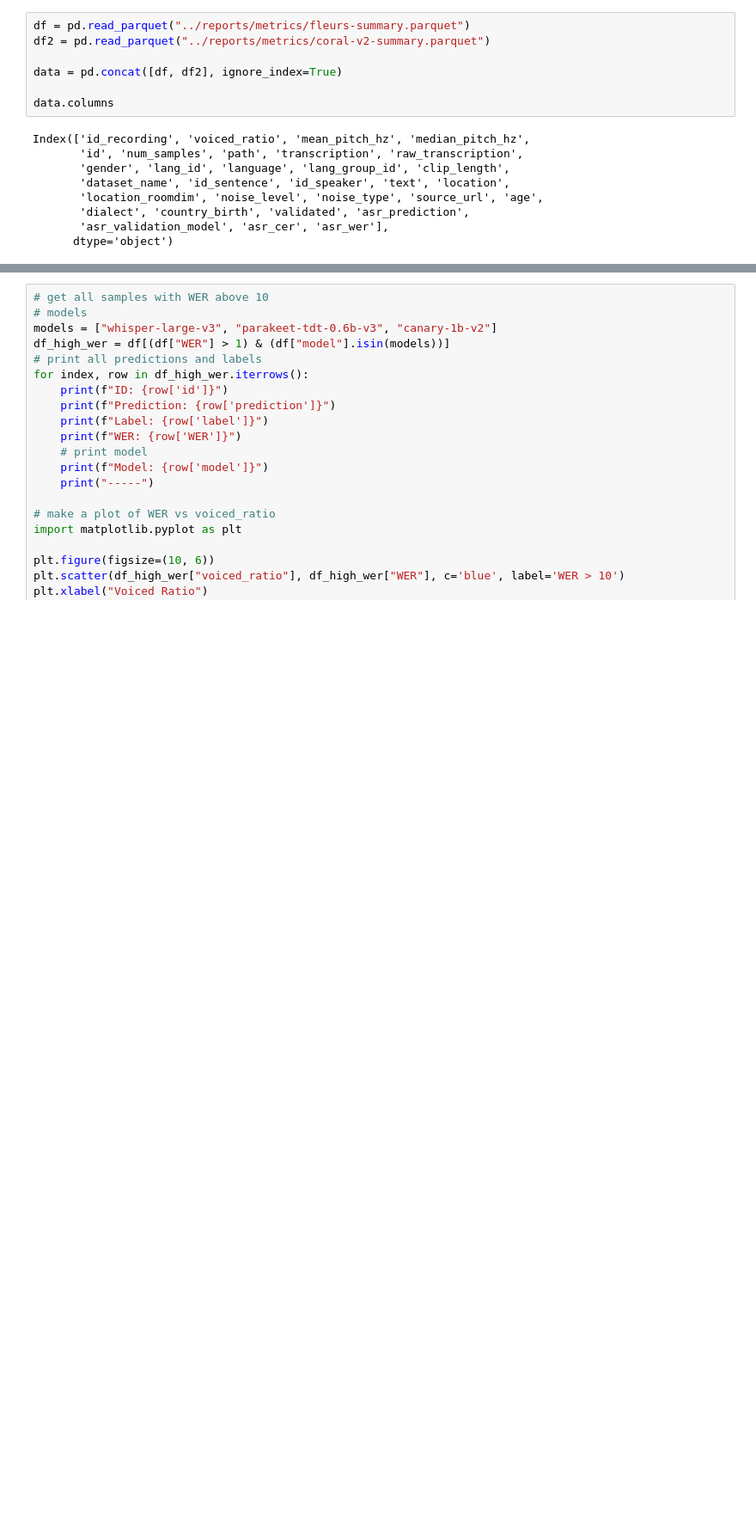
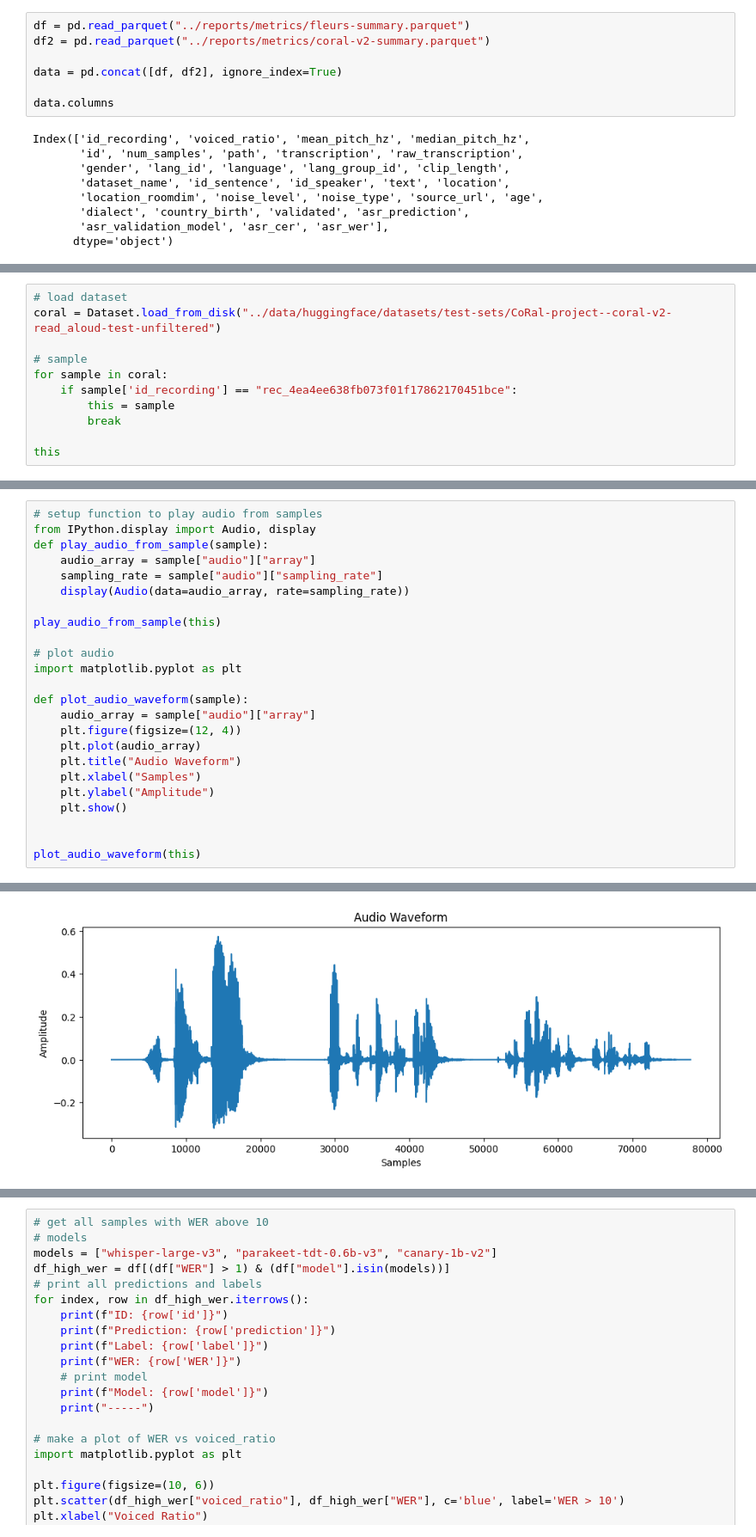
Before and after one commit to jhoffe/master_thesis, a Jupyter notebook: notebooks/evaluate_model.ipynb, the cells around one changed output, grey strips where cells are left out. Shown at 86% size. Cells and saved outputs as stored; diff of their text form; blank space fills up the shorter version.

```diff
--- a/notebooks/evaluate_model.ipynb
+++ b/notebooks/evaluate_model.ipynb
@@ -102,0 +143,11 @@ Model: canary-1b-v2, Pearson Correlation: -0.0436, P-value: 1.8420e-01
+# %%
+# load dataset
+coral = Dataset.load_from_disk("../data/huggingface/datasets/test-sets/CoRal-project--coral-v2-read_aloud-test-unfiltered")
+
+# sample
+for sample in coral:
+    if sample['id_recording'] == "rec_4ea4ee638fb073f01f17862170451bce":
+        this = sample
+        break
+
+this
@@ -102,0 +172,25 @@ Model: canary-1b-v2, Pearson Correlation: -0.0436, P-value: 1.8420e-01
+# %%
+# setup function to play audio from samples
+from IPython.display import Audio, display
+def play_audio_from_sample(sample):
+    audio_array = sample["audio"]["array"]
+    sampling_rate = sample["audio"]["sampling_rate"]
+    display(Audio(data=audio_array, rate=sampling_rate))
+
+play_audio_from_sample(this)
+
+# plot audio
+import matplotlib.pyplot as plt
+
+def plot_audio_waveform(sample):
+    audio_array = sample["audio"]["array"]
+    plt.figure(figsize=(12, 4))
+    plt.plot(audio_array)
+    plt.title("Audio Waveform")
+    plt.xlabel("Samples")
+    plt.ylabel("Amplitude")
+    plt.show()
+
+
+plot_audio_waveform(this)
+# %% [output]
@@ -102,0 +198 @@ Model: canary-1b-v2, Pearson Correlation: -0.0436, P-value: 1.8420e-01
+[figure, added]
```
Also changed, not shown: parts of 9 cells of this notebook, 3 other files.
